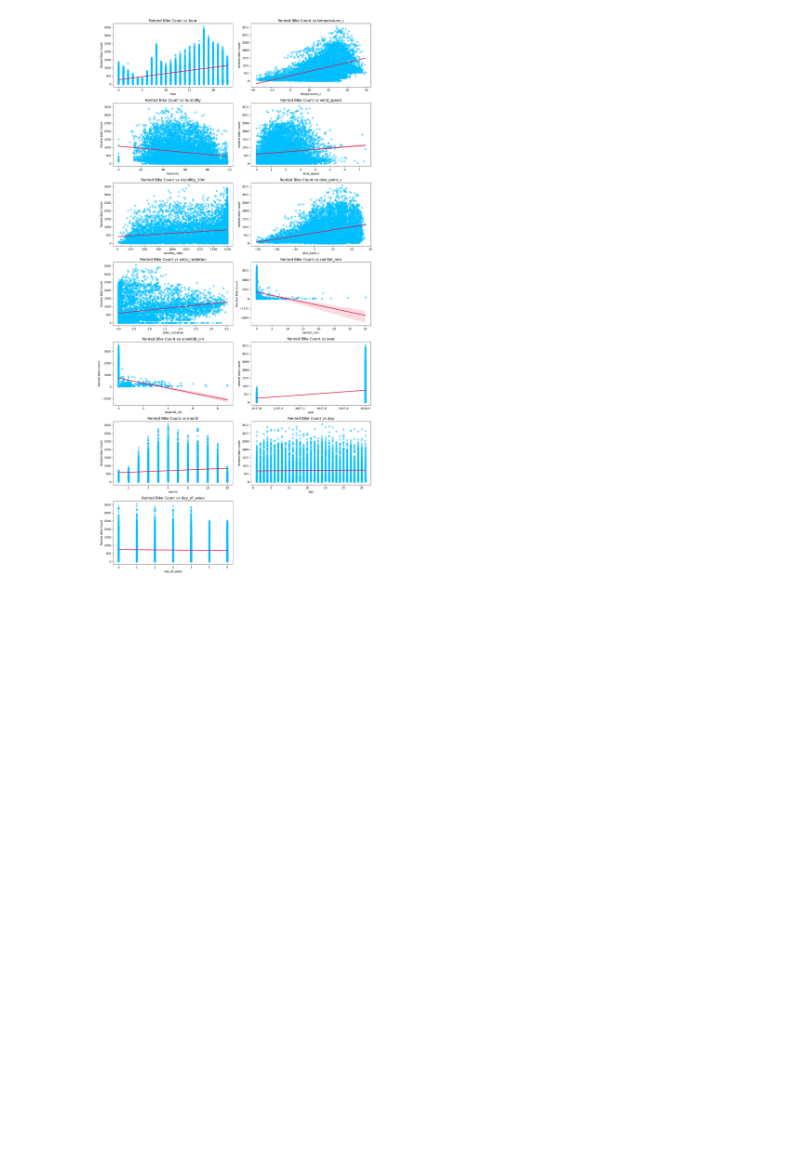
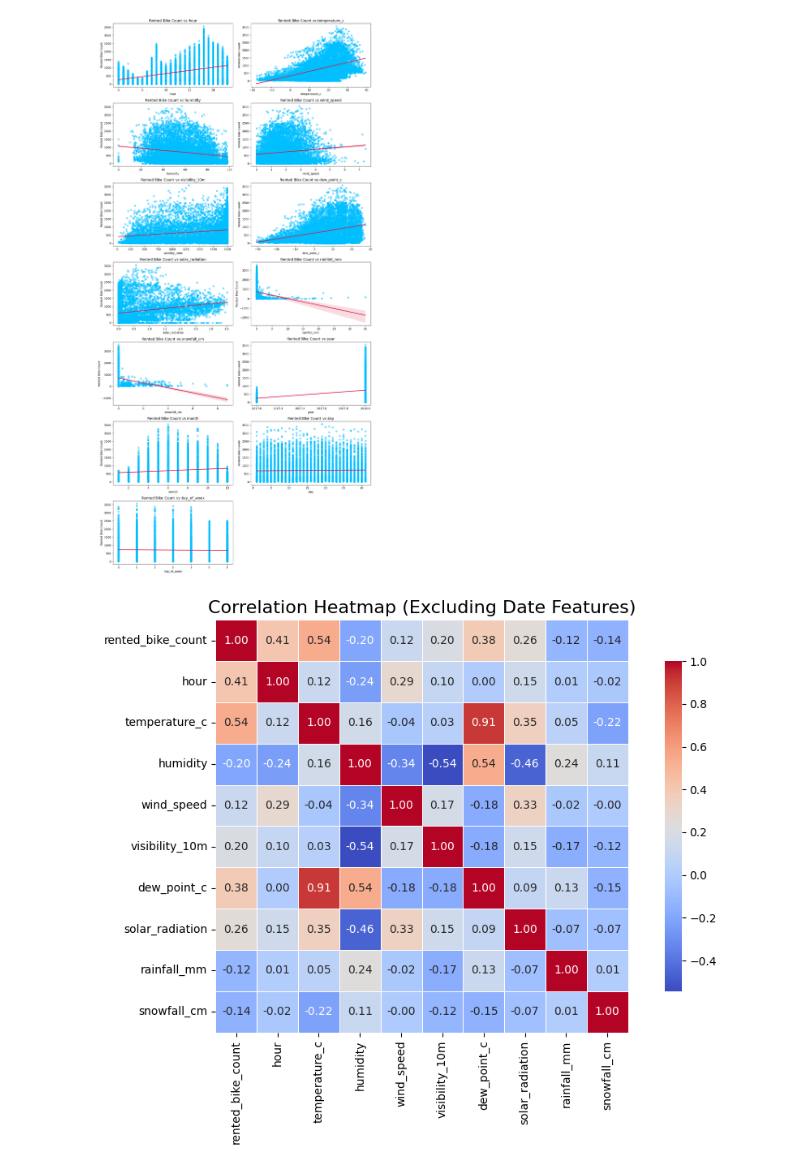
Before and after one commit to EbEmad/Bike-Sharing-Prediction-ML-Pipeline, a Jupyter notebook: notebook/EDA.ipynb, the cells around one changed output. Cells and saved outputs as stored; diff of their text form; code cells hidden in the pictures; blank space fills up the shorter version.

```diff
--- a/notebook/EDA.ipynb
+++ b/notebook/EDA.ipynb
@@ -359,3 +359,25 @@ plt.tight_layout()
 plt.show()
 # %% [output]
 [figure]
+# %%
+exclude_cols = ['year', 'month', 'day', 'day_of_week', 'is_weekend']
+# Select only the numeric columns you want
+corr_cols=[col for col in df.select_dtypes(include='number').columns if col not in exclude_cols]
+# Compute the correlation matrix for the selected columns
+corr_matrix = df[corr_cols].corr()
+# Plot the heatmap
+plt.figure(figsize=(10, 7))
+sns.heatmap(
+    corr_matrix,
+    annot=True,
+    fmt=".2f",
+    cmap="coolwarm",
+    linewidths=0.5,
+    square=True,
+    cbar_kws={"shrink": .8}
+)
+plt.title('Correlation Heatmap (Excluding Date Features)', fontsize=16)
+plt.tight_layout()
+plt.show()
+# %% [output]
+[figure, added]
```
